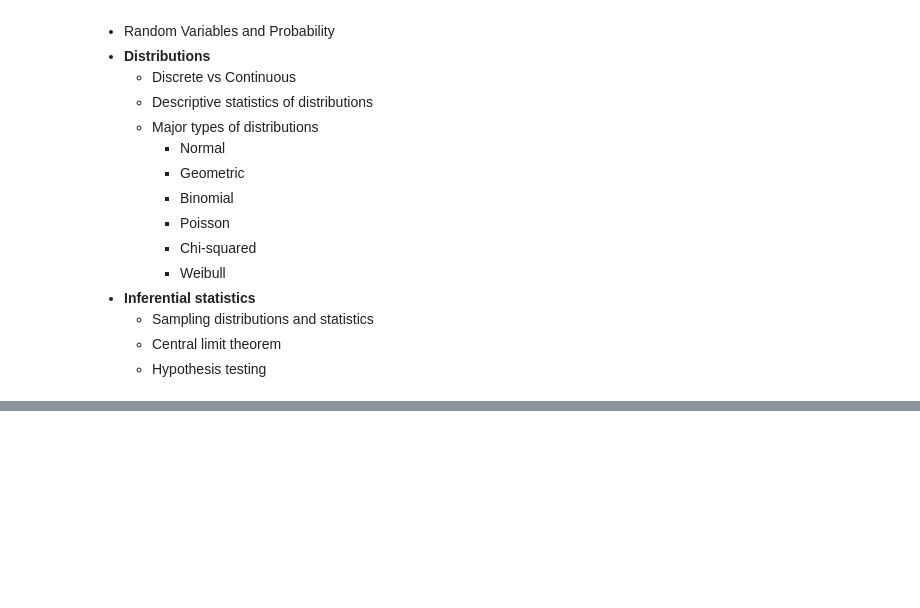
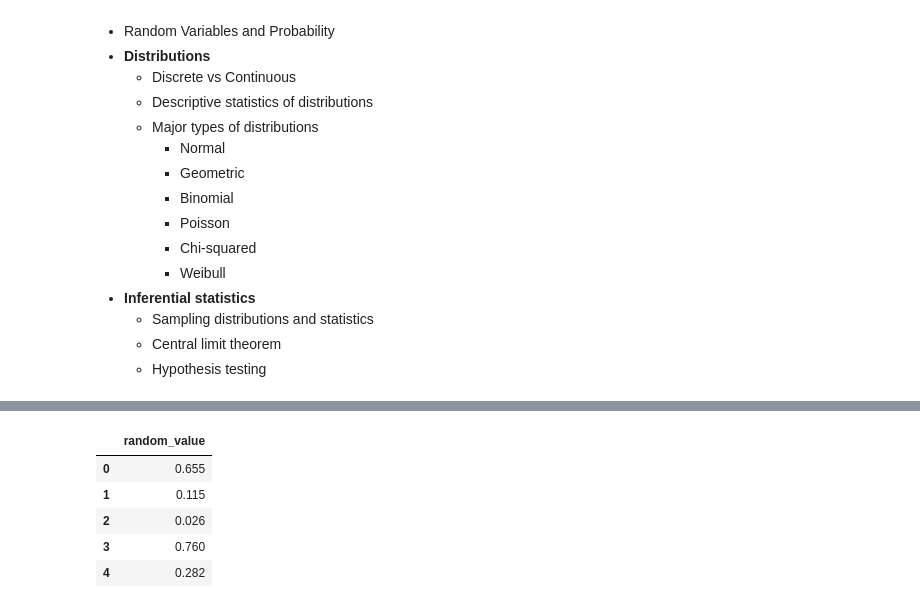
Before and after one commit to sawubona-repo/BINA-FS24-WORK, a Jupyter notebook: LB04-DescriptiveStatistics/Python/Python_JUPYTER_Descriptive_Statistics.ipynb, the cells around one changed output, grey strips where cells are left out. Cells and saved outputs as stored; diff of their text form; code cells hidden in the pictures; blank space fills up the shorter version.

```diff
--- a/LB04-DescriptiveStatistics/Python/Python_JUPYTER_Descriptive_Statistics.ipynb
+++ b/LB04-DescriptiveStatistics/Python/Python_JUPYTER_Descriptive_Statistics.ipynb
@@ -789,0 +890,9 @@ Some of the topics in descriptive statistics to look forward to are
+# %%
+# apply the maximum absolute scaling in Pandas using the .abs() and .max() methods
+def maximum_absolute_scaling(df):
+    # copy the dataframe
+    df_scaled = df.copy()
+    # apply maximum absolute scaling
+    for column in df_scaled.columns:
+        df_scaled[column] = df_scaled[column]  / df_scaled[column].abs().max()
+    return df_scaled
@@ -789,0 +908,12 @@ Some of the topics in descriptive statistics to look forward to are
+# %%
+# call the maximum_absolute_scaling function
+df_abs_scaled = maximum_absolute_scaling(df)
+
+df_abs_scaled.head()
+# %% [output]
+|  | random_value |
+| 0 | 0.655 |
+| 1 | 0.115 |
+| 2 | 0.026 |
+| 3 | 0.760 |
+| 4 | 0.282 |
```
Also changed, not shown: parts of 38 cells of this notebook.
